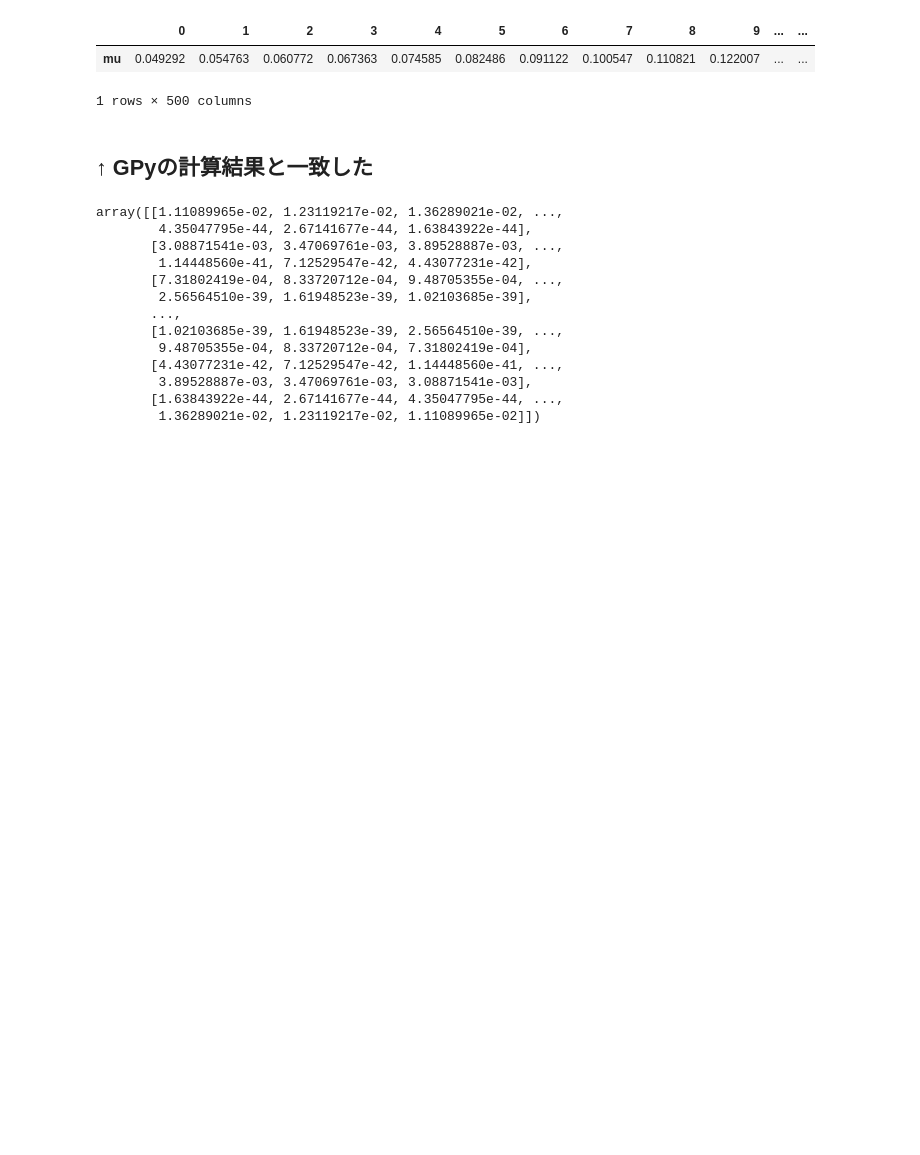
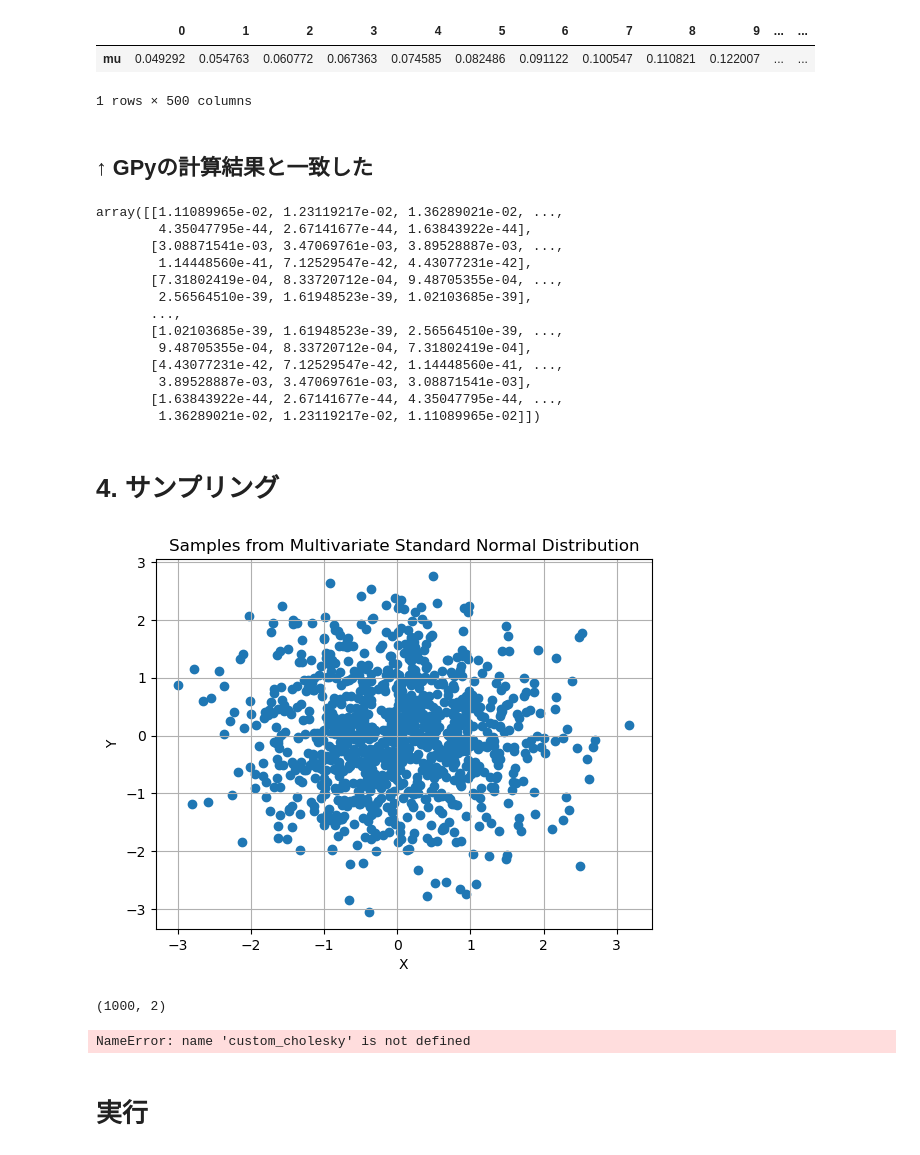
Before and after one commit to euno2723/SGPR, a Jupyter notebook: gpr_from_scratch.ipynb, the cells around one changed output. Saved outputs shown, nothing was run; the diff lists cells and outputs as text; code cells hidden in the pictures; blank space fills up the shorter version.

```diff
--- a/gpr_from_scratch.ipynb
+++ b/gpr_from_scratch.ipynb
@@ -451,3 +503,38 @@ _K =
 _K_chol =
 _woodbury_chol =
 _woodbury_vector =
+# %% [markdown]
+# 4. サンプリング
+# %%
+import numpy as np
+import matplotlib.pyplot as plt
+
+# 乱数のシード値を設定（再現性のため）
+np.random.seed(0)
+
+# サンプル数と次元数を指定
+n_samples = 1000
+n_dimensions = 2
+
+# 多変量標準正規分布からサンプリング
+samples = np.random.multivariate_normal(mean=[0, 0], cov=[[1, 0], [0, 1]], size=n_samples)
+
+# サンプルの可視化
+plt.scatter(samples[:, 0], samples[:, 1])
+plt.xlabel('X')
+plt.ylabel('Y')
+plt.title('Samples from Multivariate Standard Normal Distribution')
+plt.grid(True)
+plt.show()
+# %% [output]
+[figure, added]
+# %%
+samples.shape
+# %% [output]
+(1000, 2)
+# %%
+custom_cholesky(np.random.rand(10,10))
+# %% [output]
+NameError: name 'custom_cholesky' is not defined
+# %% [markdown]
+# 実行
```
Also changed, not shown: parts of 5 cells of this notebook, 5 other files.
